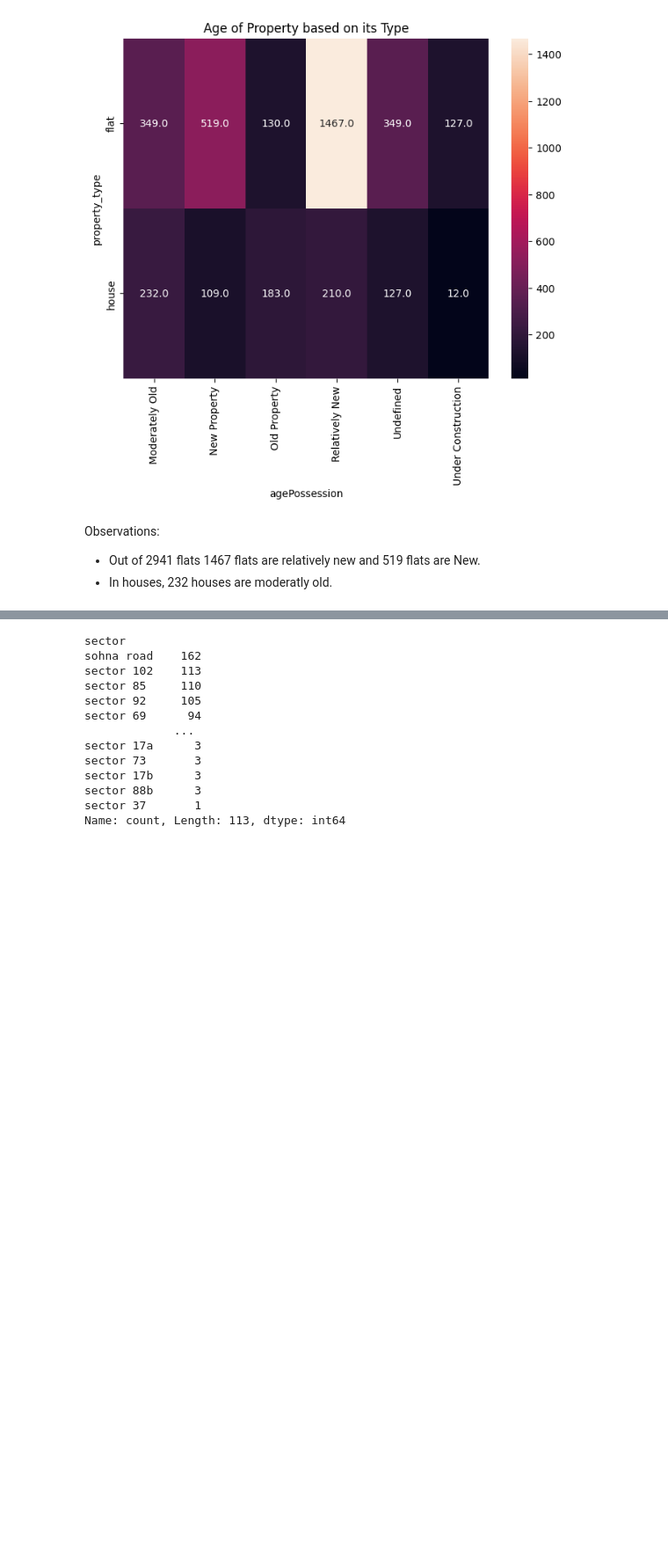
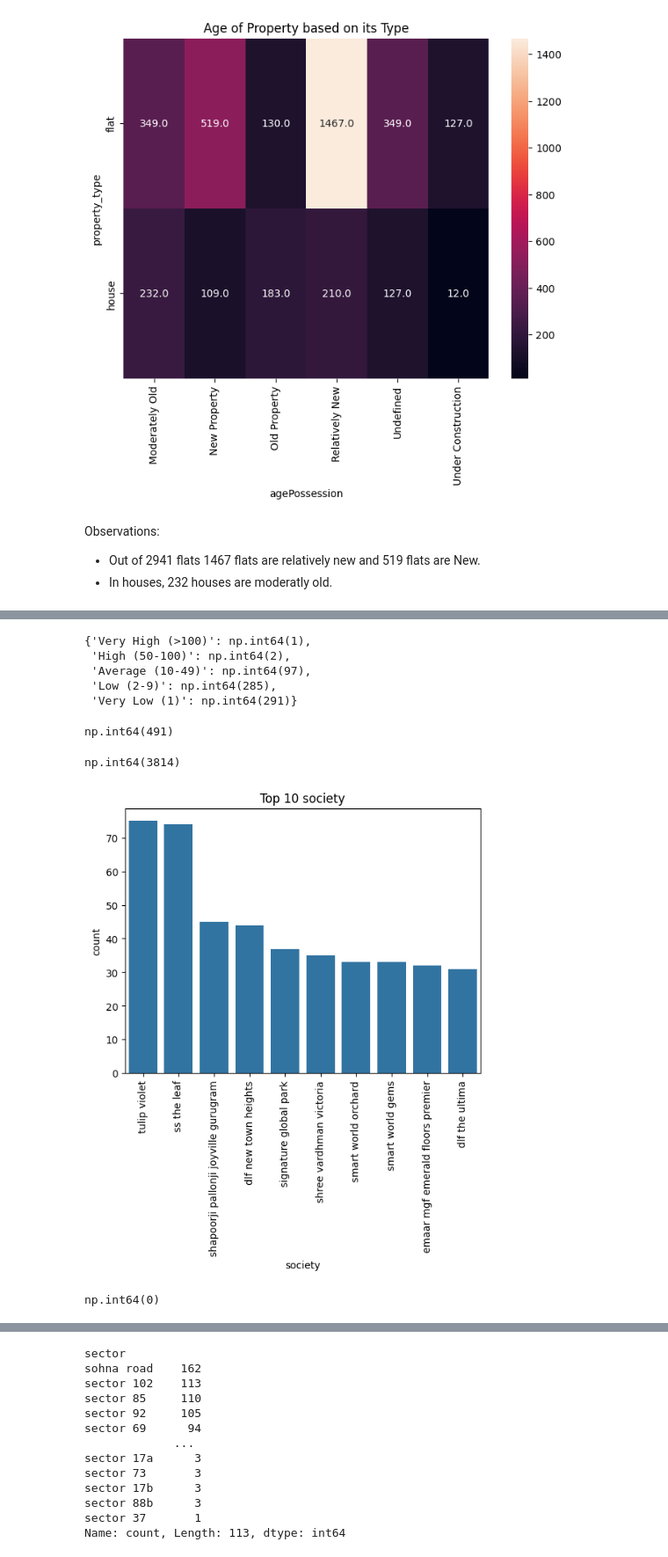
Before and after one commit to Tanwar-Aastha/Property-price-prediction, a Jupyter notebook: notebook/EDA.ipynb, the cells around one changed output, grey strips where cells are left out. Shown at 88% size. Saved outputs shown, nothing was run; the diff lists cells and outputs as text; code cells hidden in the pictures; blank space fills up the shorter version.

```diff
--- a/notebook/EDA.ipynb
+++ b/notebook/EDA.ipynb
@@ -222,0 +256,31 @@ Observations:
+# %%
+frequency_bins
+# %% [output]
+{'Very High (>100)': np.int64(1),
+ 'High (50-100)': np.int64(2),
+ 'Average (10-49)': np.int64(97),
+ 'Low (2-9)': np.int64(285),
+ 'Very Low (1)': np.int64(291)}
+# %%
+# checking how many societies are independent
+data[data['society']=='independent']['society'].count()
+# %% [output]
+np.int64(491)
+# %%
+data['society'].count()
+# %% [output]
+np.int64(3814)
+# %%
+top_10_society = data[data['society'] != 'independent']['society'].value_counts().head(10)
+
+sns.barplot(data=top_10_society)
+plt.title("Top 10 society")
+plt.xticks(rotation=90)
+plt.show()
+# %% [output]
+[figure, added]
+# %%
+# missing value in society
+data['society'].isnull().sum()
+# %% [output]
+np.int64(0)
```
Also changed, not shown: parts of 18 cells of this notebook.
